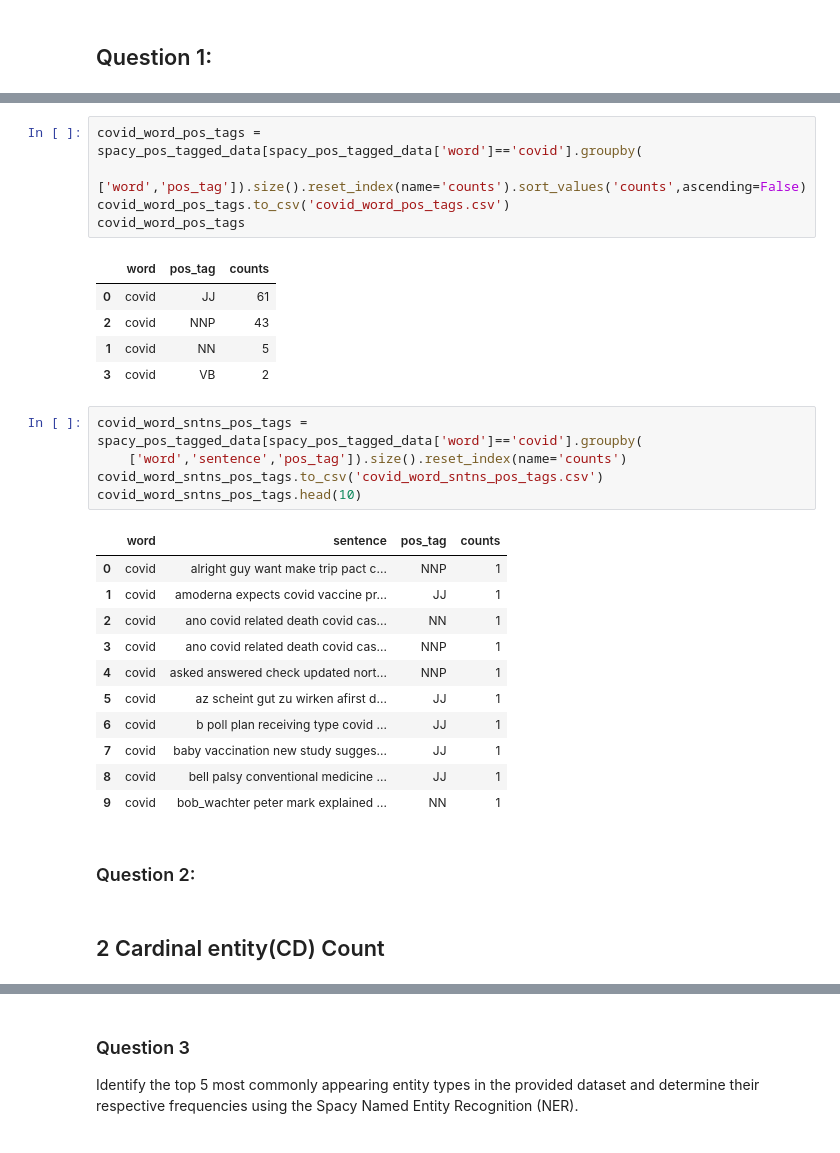
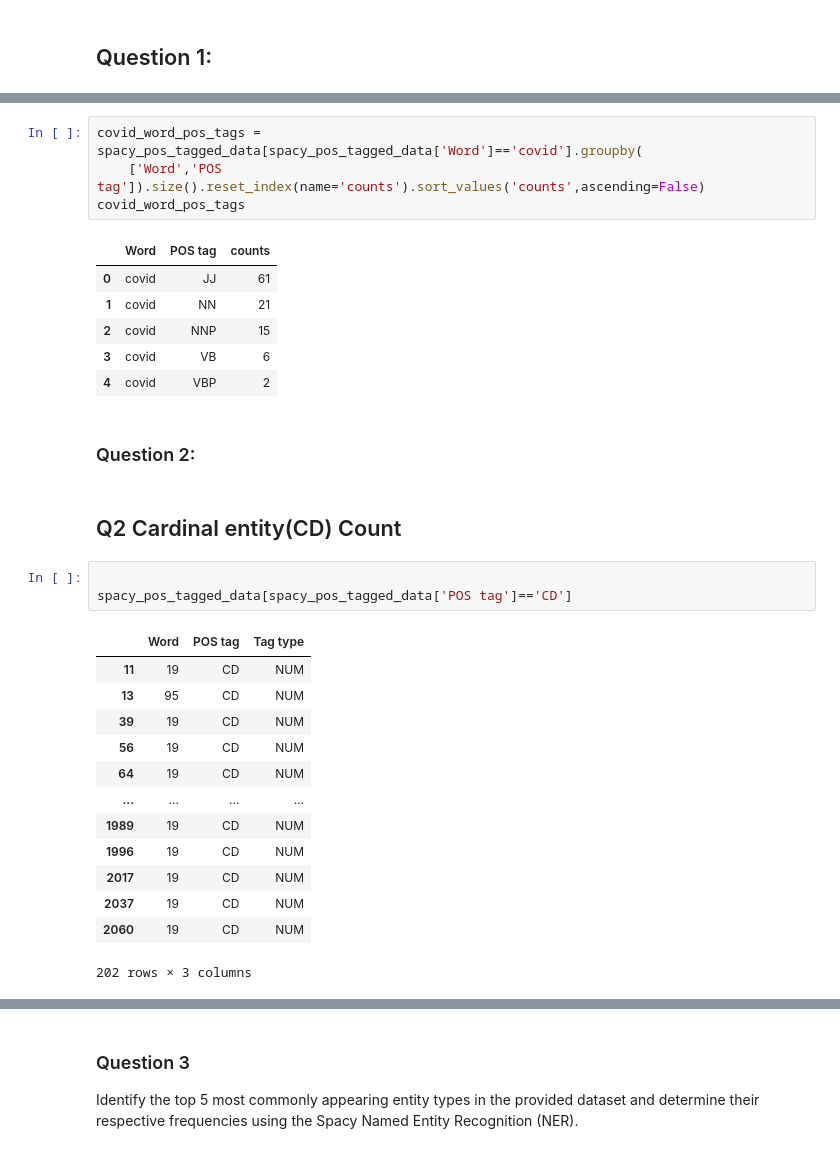
Before and after one commit to narayanacharyuluchitroju/NLP, a Jupyter notebook: Assignment1.ipynb, the cells around one changed output, grey strips where cells are left out. Cells and saved outputs as stored; diff of their text form.

```diff
--- a/Assignment1.ipynb
+++ b/Assignment1.ipynb
@@ -395,33 +454,33 @@ Frequency of the word 'covid' is: 111
 # %%
-covid_word_pos_tags = spacy_pos_tagged_data[spacy_pos_tagged_data['word']=='covid'].groupby(
-    ['word','pos_tag']).size().reset_index(name='counts').sort_values('counts',ascending=False)
-covid_word_pos_tags.to_csv('covid_word_pos_tags.csv')
+covid_word_pos_tags = spacy_pos_tagged_data[spacy_pos_tagged_data['Word']=='covid'].groupby(
+    ['Word','POS tag']).size().reset_index(name='counts').sort_values('counts',ascending=False)
 covid_word_pos_tags
 # %% [output]
-|  | word | pos_tag | counts |
+|  | Word | POS tag | counts |
 | 0 | covid | JJ | 61 |
-| 2 | covid | NNP | 43 |
-| 1 | covid | NN | 5 |
-| 3 | covid | VB | 2 |
+| 1 | covid | NN | 21 |
+| 2 | covid | NNP | 15 |
+| 3 | covid | VB | 6 |
+| 4 | covid | VBP | 2 |
-# %%
-covid_word_sntns_pos_tags = spacy_pos_tagged_data[spacy_pos_tagged_data['word']=='covid'].groupby(
-    ['word','sentence','pos_tag']).size().reset_index(name='counts')
-covid_word_sntns_pos_tags.to_csv('covid_word_sntns_pos_tags.csv')
-covid_word_sntns_pos_tags.head(10)
-# %% [output]
-|  | word | sentence | pos_tag | counts |
-| 0 | covid | alright guy want make trip pact c... | NNP | 1 |
-| 1 | covid | amoderna expects covid vaccine pr... | JJ | 1 |
-| 2 | covid | ano covid related death covid cas... | NN | 1 |
-| 3 | covid | ano covid related death covid cas... | NNP | 1 |
-| 4 | covid | asked answered check updated nort... | NNP | 1 |
-| 5 | covid | az scheint gut zu wirken afirst d... | JJ | 1 |
-| 6 | covid | b poll plan receiving type covid ... | JJ | 1 |
-| 7 | covid | baby vaccination new study sugges... | JJ | 1 |
-| 8 | covid | bell palsy conventional medicine ... | JJ | 1 |
-| 9 | covid | bob_wachter peter mark explained ... | NN | 1 |
 # %% [markdown]
 ### Question 2:
 # %% [markdown]
-## 2 Cardinal entity(CD) Count
+## Q2 Cardinal entity(CD) Count
+# %%
+
+spacy_pos_tagged_data[spacy_pos_tagged_data['POS tag']=='CD']
+# %% [output]
+|  | Word | POS tag | Tag type |
+| 11 | 19 | CD | NUM |
+| 13 | 95 | CD | NUM |
+| 39 | 19 | CD | NUM |
+| 56 | 19 | CD | NUM |
+| 64 | 19 | CD | NUM |
+| ... | ... | ... | ... |
+| 1989 | 19 | CD | NUM |
+| 1996 | 19 | CD | NUM |
+| 2017 | 19 | CD | NUM |
+| 2037 | 19 | CD | NUM |
+| 2060 | 19 | CD | NUM |
+202 rows × 3 columns
 # %%
```
Also changed, not shown: parts of 53 cells of this notebook, 5 other files.
